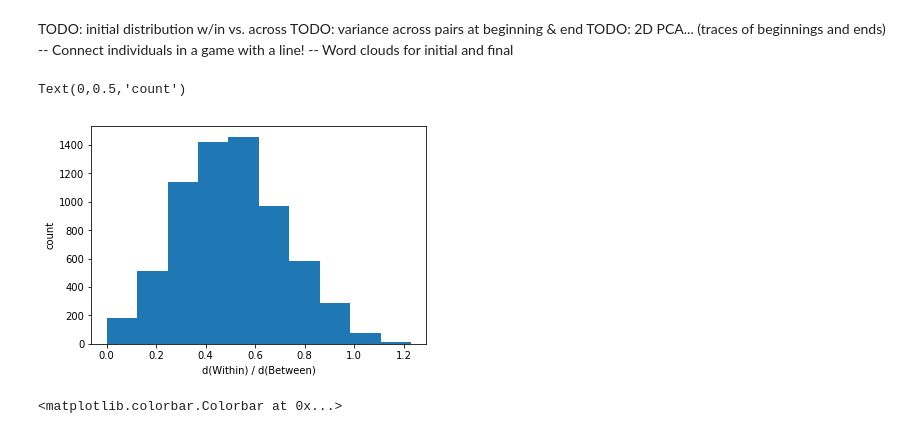
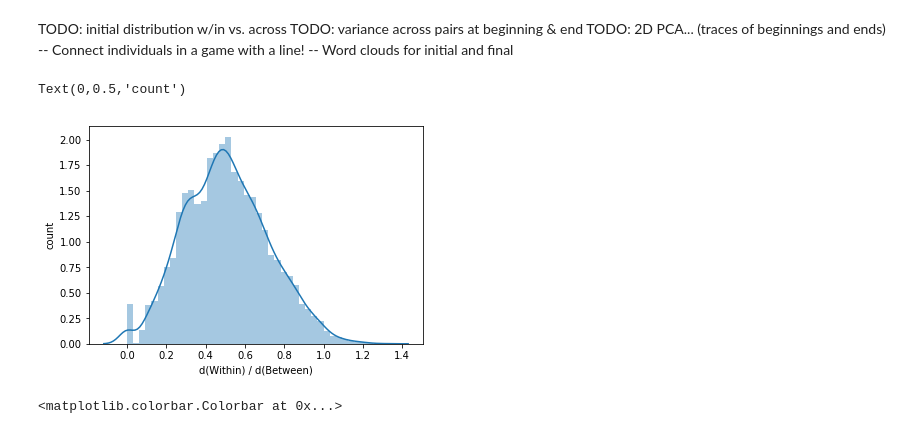
Before and after one commit to hawkrobe/tangrams, a Jupyter notebook: analysis/preprocessing.ipynb, the cells around one changed output. Drawn from its saved outputs; the diff is of its cells as text; code cells hidden in the pictures.

```diff
--- a/analysis/preprocessing.ipynb
+++ b/analysis/preprocessing.ipynb
@@ -129,17 +129,17 @@ tag_dict = {}
 for doc in d['text'] :
     for w in doc :
         if w.pos not in tag_dict :
-            tag_dict[w.pos_] = w.pos
+                tag_dict[w.pos_] = w.pos
 d['posCounts'] = [doc.count_by(POS) for doc in d['text']]
 print(tag_dict)
-for posStr in ["NOUN", "DET", "PRON", "VERB", "ADJ", "CCONJ", "ADP"] :
+for posStr in ["NOUN", "DET", "PRON", "VERB", "ADJ", "CCONJ", "ADP", 'ADV'] :
     key_id = tag_dict[posStr]
     d[posStr + 'count'] = [counts[key_id] if key_id in counts else 0 for counts in d['posCounts']]
 # %% [output]
 {'VERB': 99, 'ADP': 84, 'DET': 89, 'NOUN': 91, 'PUNCT': 96, 'ADJ': 83, 'ADV': 85, 'CCONJ': 88, 'NUM': 92, 'SYM': 98, 'PROPN': 95, 'PART': 93, 'INTJ': 90, 'PRON': 94, 'X': 100, 'SPACE': 102}
 # %%
-d['tokens'] = [[element.text for element in l] for l in d['text']]
-d['pos'] = [[element.pos_ for element in l] for l in d['text']]
+d['tokens'] = [[token.text for token in l if not token.is_punct] for l in d['text']]
+d['pos'] = [[token.pos_ for token in l if not token.is_punct] for l in d['text']]
 d['noun_chunks'] = [list(l.noun_chunks) for l in d['text']]
 d['numWords'] = [len([token for token in l if not token.is_punct]) for l in d['text']]
 # %% [markdown]
@@ -327,7 +358,7 @@ array([[35.89411765, 22.01265823, 18.07017544, 11.91111111, 11.        ,
 ## First, get list of words in first round
 # %%
 # Filter down to first round
-d_round1 = d[d['occurrenceNum'] == 1]
+d_round1 = d[d['repetitionNum'] == 1]
 
 # Pull out all tokens and collapse into count dict
 tokenDict = Counter([item for sublist in d_round1['tokens'].tolist()
@@ -338,5 +369,5 @@ print(wordList[0:10])
 print(len(wordList))
 
 # Get POS map; will be longer because it doesn't require count > 1, but it doesn't matter
-POSdict = {word: POS for lemma in d_round1['lemmas'] for (word, POS) in lemma}
+POSdict = {word.text: word.pos_ for text in d_round1['text'] for word in text}
 print(len(POSdict.keys()))
@@ -344,10 +379,10 @@ print(len(POSdict.keys()))
 ## Helper functions to select words & counts
 # %%
 def getWordCounts(df, gameid, occurrenceNum, tangram = None) :
-    roundCond = 'occurrenceNum == ' + occurrenceNum
+    roundCond = 'repetitionNum == ' + occurrenceNum
     gameidCond = 'gameid == "' + gameid + '"'
     if(tangram is not None) :
-        tangramCond = 'intendedObj == "' + tangram + '"'
+        tangramCond = 'intendedName == "' + tangram + '"'
         cond = " and ".join((roundCond, gameidCond, tangramCond))
     else :
         cond = " and ".join((roundCond, gameidCond))
@@ -667,14 +679,15 @@ TODO: 2D PCA... (traces of beginnings and ends)
 # %%
 def remove_nans(x):
     return [i for i in x if not np.isnan(i)]
 
 x = remove_nans(np.ravel(dist_ratio))
-plt.hist(x)
+import seaborn as sns
+sns.distplot(x);
 plt.xlabel('d(Within) / d(Between)')
 plt.ylabel('count')
 # %% [output]
 Text(0,0.5,'count')
-[figure, old version]
+[figure, new version]
 # %%
 plt.matshow(dist_mat_sq)
 plt.colorbar()
```
Also changed, not shown: parts of 12 cells of this notebook, 6 other files.
